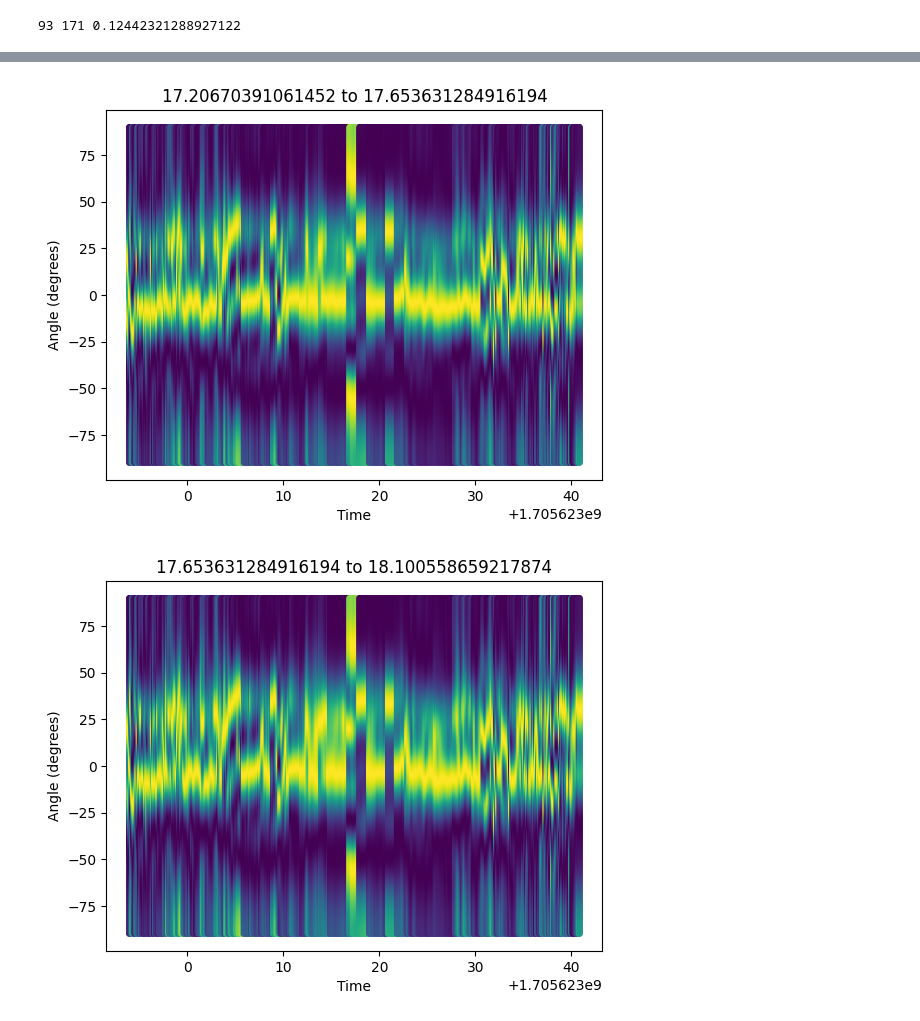
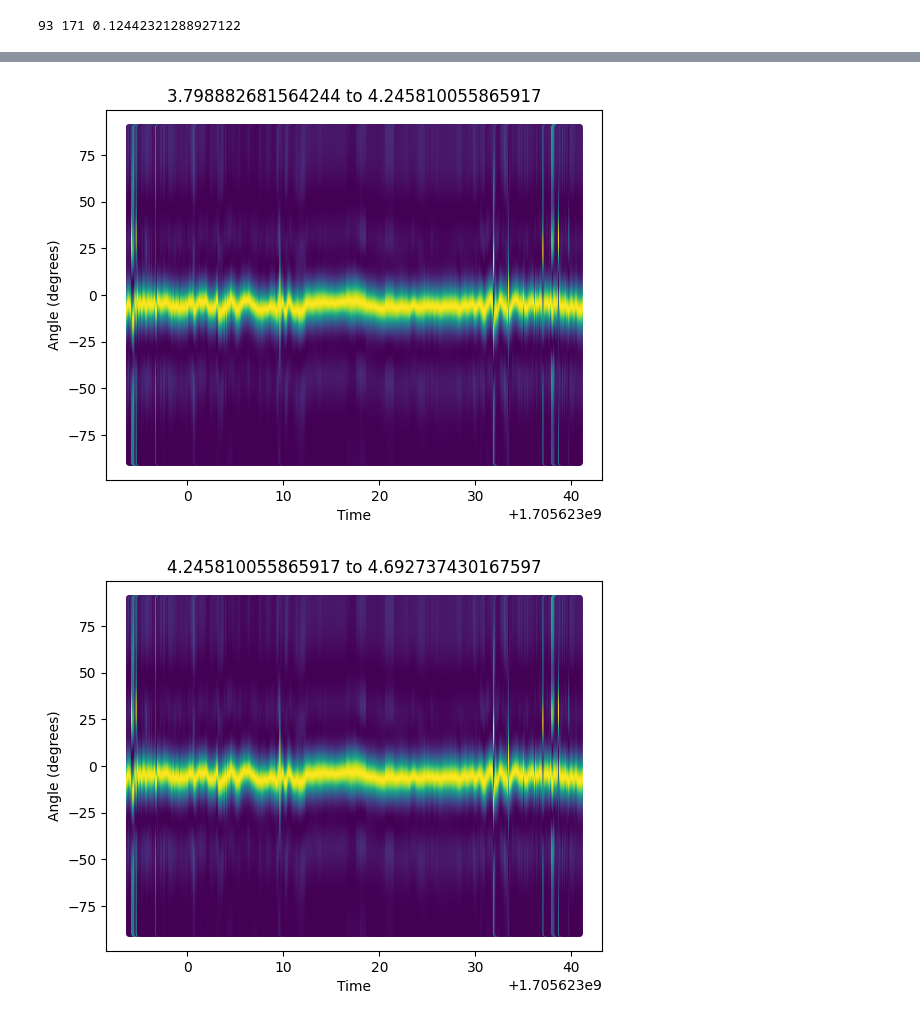
Before and after one commit to Navidt/SignalPropogation, a Jupyter notebook: visualization.ipynb, the cells around one changed output, grey strips where cells are left out. Saved outputs shown, nothing was run; the diff lists cells and outputs as text; code cells hidden in the pictures.

```diff
--- a/visualization.ipynb
+++ b/visualization.ipynb
@@ -14,7 +14,7 @@ from matplotlib.cm import ScalarMappable
 import mne
 # %%
 # Define variables to store your data
-comp = np.load("192.168.43.1-157.npy")
+comp = np.load("./testingData/192.168.43.1-157.npy")
 apply_nts = True
 idx = 0
 valid_tx_ant = [0,1,2,3]
@@ -462,8 +468,8 @@ print(maxAngleIdx, maxDistIdx, profile[maxDistIdx][maxAngleIdx])
 93 171 0.12442321288927122
 # %%
 for i in range(5):
-  minIndex = 125 + i
-  maxIndex = 125 + i + 1
+  minIndex = 95 + i
+  maxIndex = 95 + i + 1
   title = f"{tofs[minIndex]} to {tofs[maxIndex]}"
   plot_angle_profiles(pos45AnglesOtherMusic, title, [minIndex, maxIndex])
 # %% [output]
@@ -473,2 +479,2 @@ for i in range(5):
-[figure, old version]
+[figure, new version]
-[figure, old version]
+[figure, new version]
```
Also changed, not shown: parts of 3 cells of this notebook, 1 other file.
